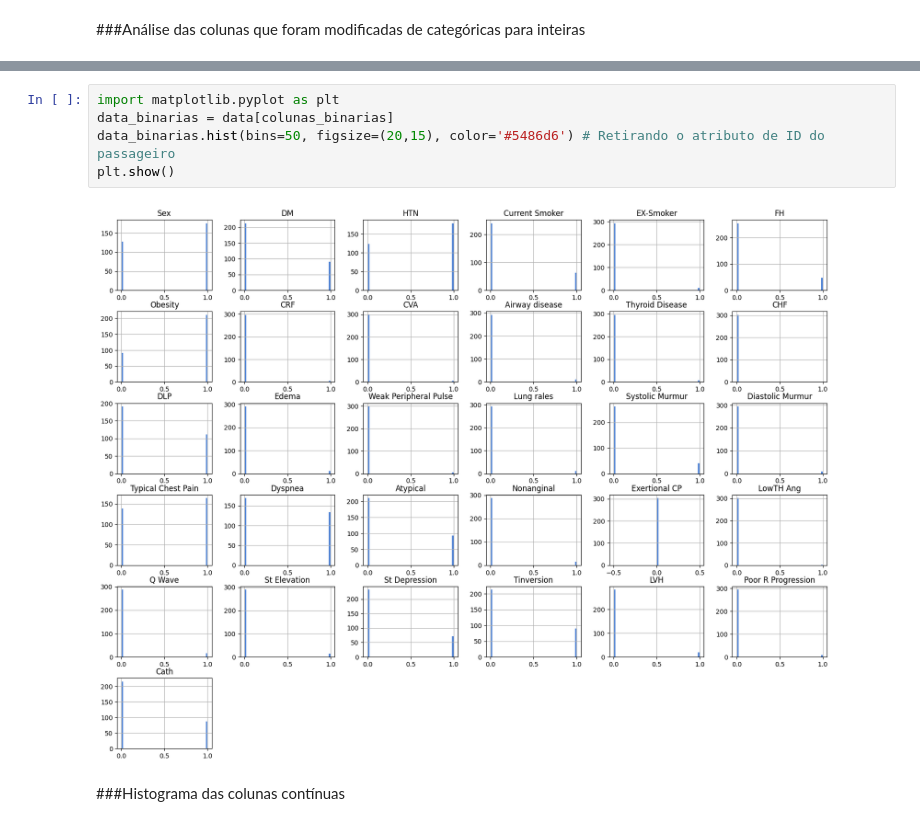
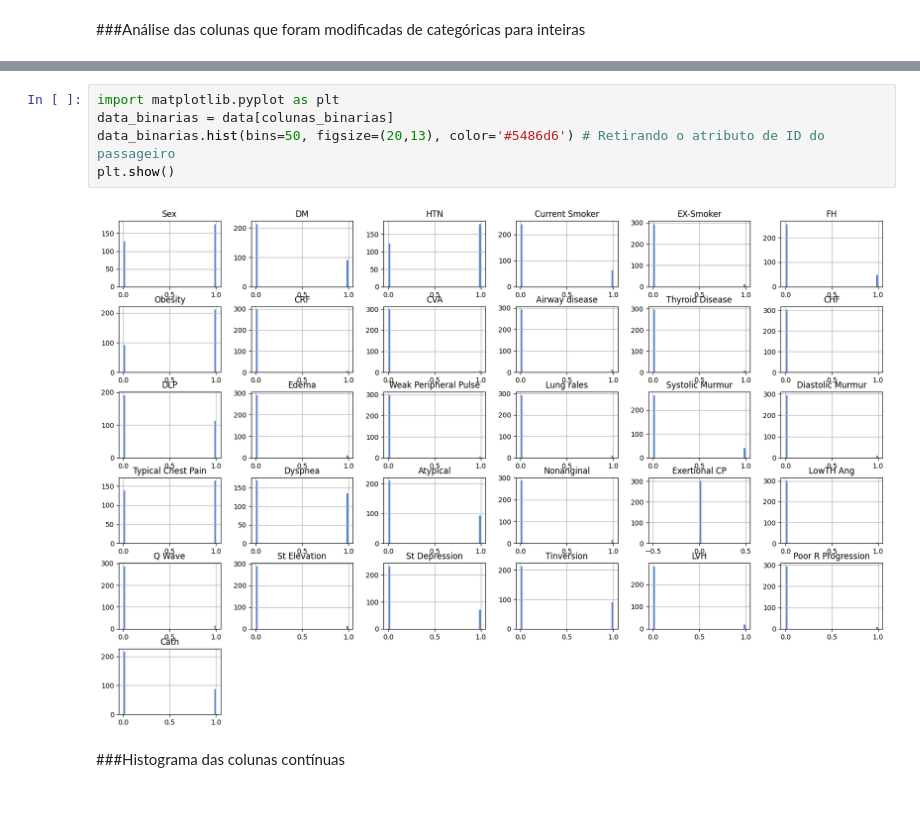
Before and after one commit to Davioliveira1305/Machine-Learning, a Jupyter notebook: DAC.ipynb, the cells around one changed output, grey strips where cells are left out. Cells and saved outputs as stored; diff of their text form.

Commit message:
Teste do plot 2

```diff
--- a/DAC.ipynb
+++ b/DAC.ipynb
@@ -166,9 +146,9 @@ for coluna in colunas_binarias:
 # %%
 import matplotlib.pyplot as plt
 data_binarias = data[colunas_binarias]
-data_binarias.hist(bins=50, figsize=(20,15), color='#5486d6') # Retirando o atributo de ID do passageiro
+data_binarias.hist(bins=50, figsize=(20,13), color='#5486d6') # Retirando o atributo de ID do passageiro
 plt.show()
 # %% [output]
-[figure, old version]
+[figure, new version]
 # %% [markdown]
 ###Histograma das colunas contínuas
```
Also changed, not shown: parts of 3 cells of this notebook.
